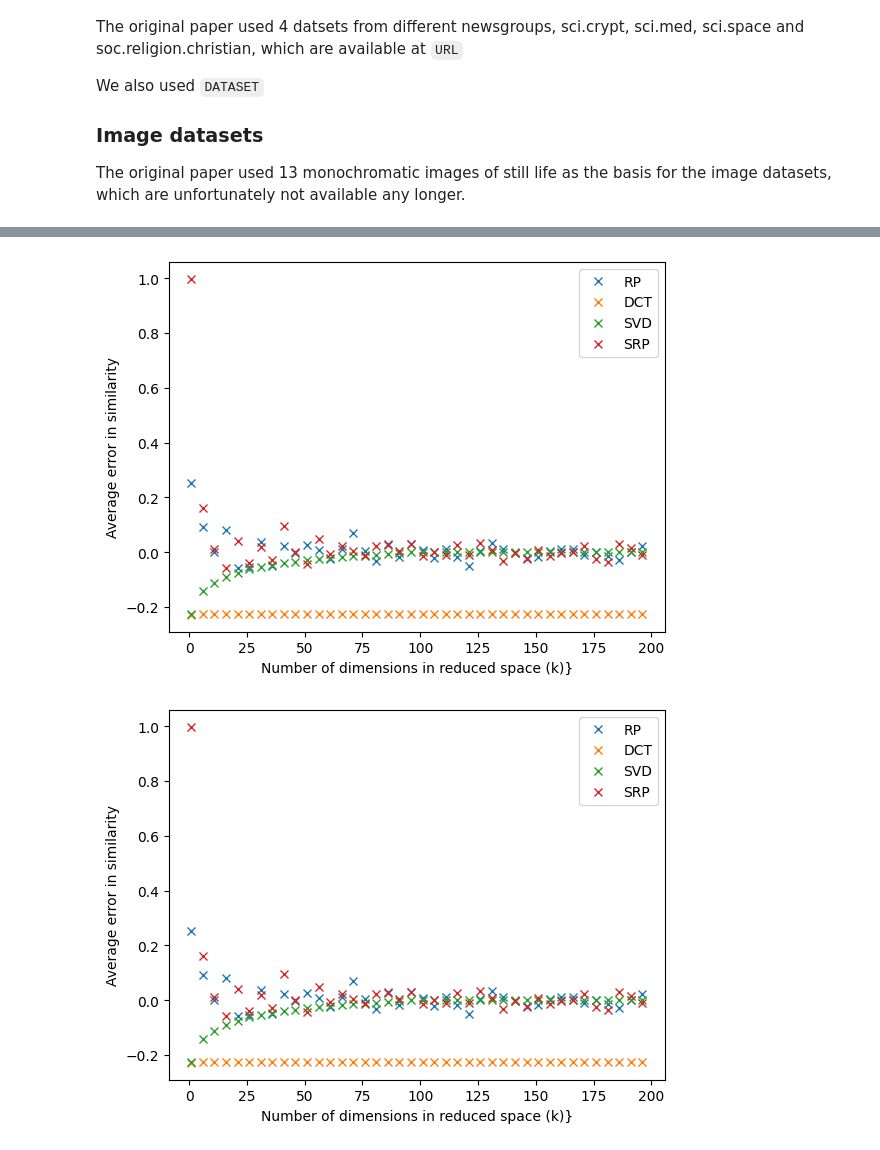
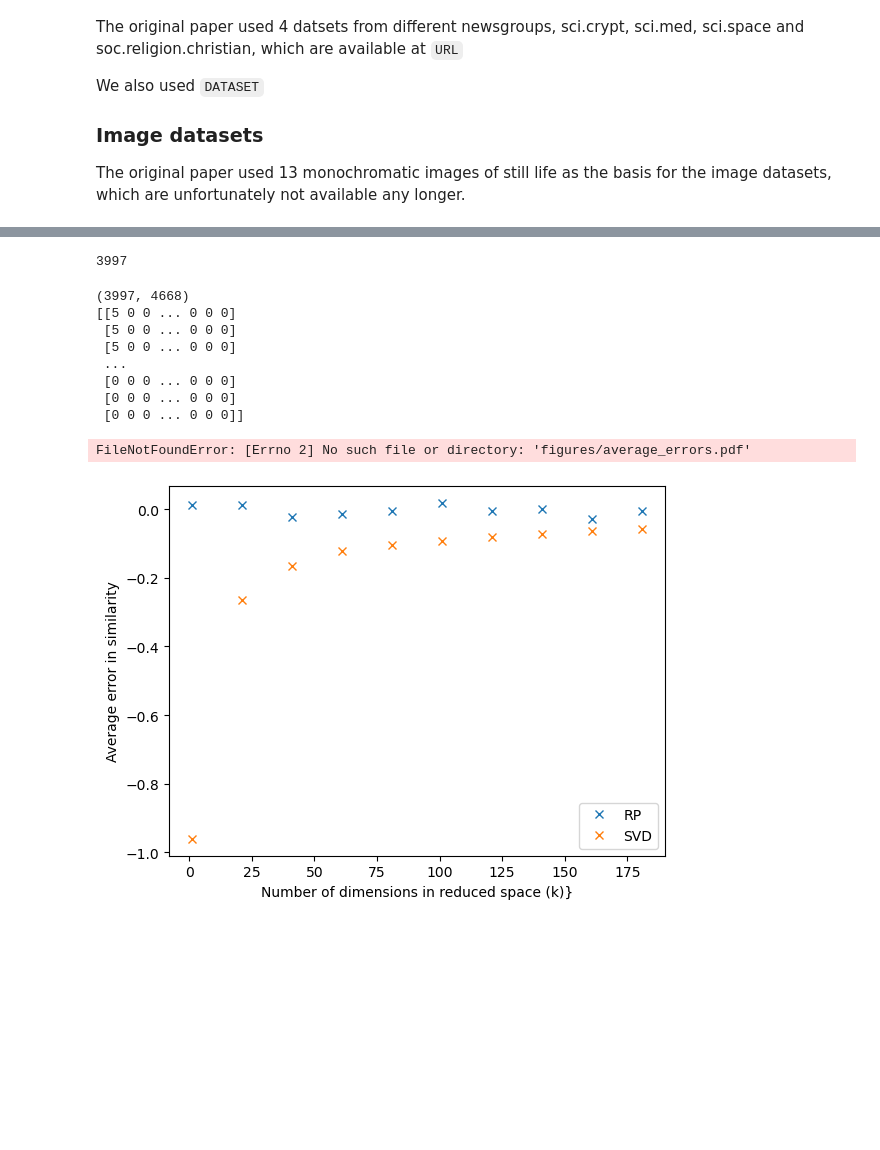
Before and after one commit to erikwallindermahler/DD2434-Project, a Jupyter notebook: notebook.ipynb, the cells around one changed output, grey strips where cells are left out. Cells and saved outputs as stored; diff of their text form; code cells hidden in the pictures; blank space fills up the shorter version.

Commit message:
Hej, med text och lite optimering

```diff
--- a/notebook.ipynb
+++ b/notebook.ipynb
@@ -139,6 +162,8 @@ def pipeline(dataset,method,v_type,numpairs,k_min,k_max,k_step):
             methodfun = SVD
         case "DCT":
             methodfun = DCT
+        case "PCA":
+            methodfun = PCA
         case _:
             raise ValueError("Invalid method string - choose from RP, SRP, SVD, DCT")
     # Select random pairs from the dataset
@@ -238,7 +263,7 @@ transform = transforms.ToTensor()
 #fashion_mnist_test = datasets.FashionMNIST(root='./data', train=False, download=True, transform=transform)
 
 #print(f"Training samples: {len(fashion_mnist_train)}, Test samples: {len(fashion_mnist_test)}")
-
+from sklearn.feature_extraction.text import CountVectorizer
 from torch.utils.data import Dataset
 from torchvision import transforms
 from PIL import Image
@@ -271,6 +296,27 @@ transform = transforms.Compose([
 # Instantiate the dataset
 test_dataset = TinyImageNetTestDataset(root='./datasets/tiny-imagenet-200/test/images', transform=transform)
 
+
+
+def maketextdataset(parent_folder_path, selected_folders):
+    text_dataset = []
+    k = 0
+    for folder_name in selected_folders:
+        folder_path = os.path.join(parent_folder_path, folder_name)
+        for file_name in os.listdir(folder_path):
+            k = k+1
+            file_path = os.path.join(folder_path, file_name)
+            if os.path.isfile(file_path):
+                with open(file_path, 'r', encoding='utf-8', errors='ignore') as file:
+                    text_dataset.append(file.read())  # Read the content of the file
+
+    vectoriser = CountVectorizer(stop_words='english', min_df= 20, max_df=0.8)
+    #vectorizer = CountVectorizer(min_df=2, max_df=0.8)
+    term_freq_mat = vectoriser.fit_transform(text_dataset)
+    term_freq_mat = term_freq_mat.toarray()
+    print(k)
+    return term_freq_mat
+
 def makeimagearray(i):
     image = test_dataset[i][0]
     image = np.squeeze(image)
@@ -279,8 +325,25 @@ def makeimagearray(i):
     return im_vec.numpy()
 # %%
 D = np.matrix(np.array([makeimagearray(i) for i in range(100)])).transpose()
+selected_folders = ['sci.crypt/', 'sci.med/', 'sci.space/', 'soc.religion.christian/']
+parent_folder_path = './datasets/20_newsgroups/'
+D = np.matrix(maketextdataset(parent_folder_path, selected_folders))
+# %% [output]
+3997
+# %%
+print(np.shape(D))
+print(D)
+# %% [output]
+(3997, 4668)
+[[5 0 0 ... 0 0 0]
+ [5 0 0 ... 0 0 0]
+ [5 0 0 ... 0 0 0]
+ ...
+ [0 0 0 ... 0 0 0]
+ [0 0 0 ... 0 0 0]
+ [0 0 0 ... 0 0 0]]
 # %%
-resultrp = pipeline(dataset=D,method="RP",v_type="image",numpairs=100,k_min=1,k_max=200,k_step=5)
-resultsrp = pipeline(dataset=D,method="SRP",v_type="image",numpairs=100,k_min=1,k_max=200,k_step=5)
-resultsvd = pipeline(dataset=D,method="SVD",v_type="image",numpairs=100,k_min=1,k_max=200,k_step=5)
-resultdct = pipeline(dataset=D,method="DCT",v_type="image",numpairs=100,k_min=1,k_max=200,k_step=5)
+resultrp = pipeline(dataset=D,method="RP",v_type="text",numpairs=100,k_min=1,k_max=200,k_step=20)
+#resultsrp = pipeline(dataset=D,method="SRP",v_type="image",numpairs=100,k_min=1,k_max=200,k_step=20)
+resultsvd = pipeline(dataset=D,method="SVD",v_type="text",numpairs=100,k_min=1,k_max=200,k_step=20)
+#resultdct = pipeline(dataset=D,method="DCT",v_type="image",numpairs=100,k_min=1,k_max=200,k_step=20)
@@ -287,5 +355,6 @@ resultdct = pipeline(dataset=D,method="DCT",v_type="image",numpairs=100,k_min=1,
 # %%
-plot_results([resultrp,resultdct,resultsvd,resultsrp])
+#plot_results([resultrp,resultdct,resultsvd,resultsrp])
+plot_results([resultrp, resultsvd])
 # %% [output]
+FileNotFoundError: [Errno 2] No such file or directory: 'figures/average_errors.pdf'
-[figure, old version]
+[figure, new version]
-[figure, removed]
```
Also changed, not shown: parts of 5 cells of this notebook.
